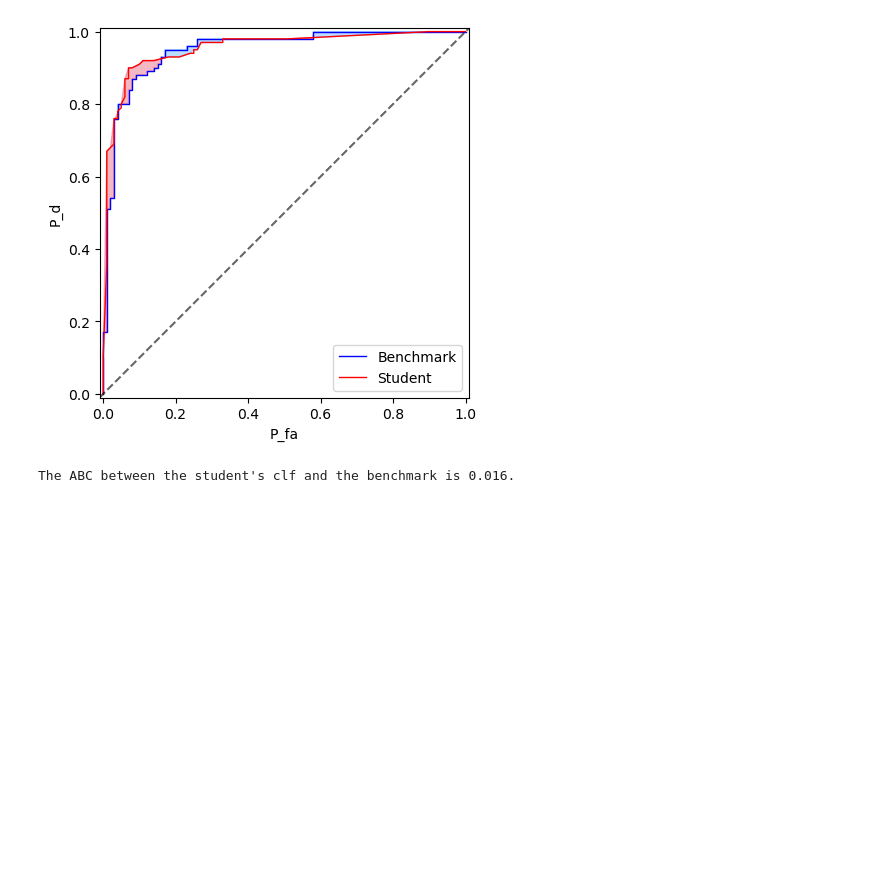
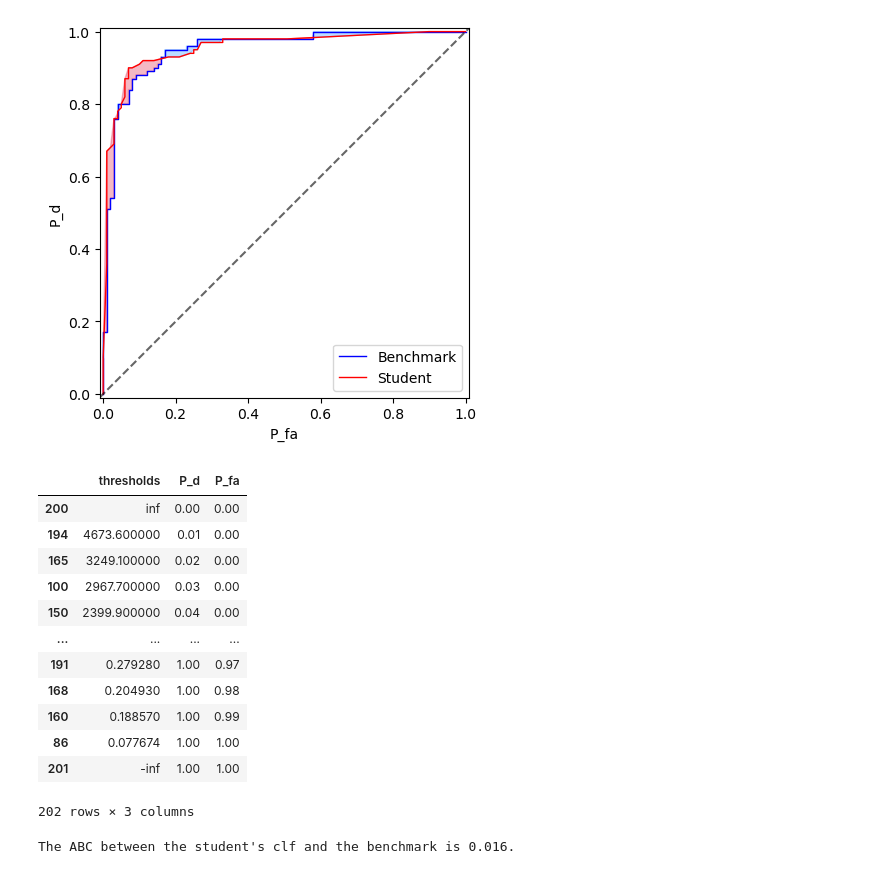
Before and after one commit to zs144/ml-course-auto-grader, a Jupyter notebook: code/ROC-grader/example_questions.ipynb, the cells around one changed output. Drawn from its saved outputs; the diff is of its cells as text; code cells hidden in the pictures; blank space fills up the shorter version.

```diff
--- a/code/ROC-grader/example_questions.ipynb
+++ b/code/ROC-grader/example_questions.ipynb
@@ -52,7 +52,7 @@ def get_decision_statistics(model, input_X):
 
 
 def get_ROC_data(thresholds, truth, decision_stats):
-    """Create a Pandas dataframe contains thresholds, P_d and P_fa.
+    """Create a Pandas dataframe with the columns of thresholds, P_d and P_fa.
 
     Parameters:
         - thresholds (pd.Series): a list of thresholds.
@@ -224,6 +243,22 @@ student_1_clf_ROC_data = get_ROC_data(thresholds, y_4, student_1_decision_stats)
 roc_curves_visual_cmp(correct_clf_ROC_data, student_1_clf_ROC_data)
 # %% [output]
 [figure]
+# %%
+correct_clf_ROC_data
+# %% [output]
+|  | thresholds | P_d | P_fa |
+| 200 | inf | 0.00 | 0.00 |
+| 194 | 4673.600000 | 0.01 | 0.00 |
+| 165 | 3249.100000 | 0.02 | 0.00 |
+| 100 | 2967.700000 | 0.03 | 0.00 |
+| 150 | 2399.900000 | 0.04 | 0.00 |
+| ... | ... | ... | ... |
+| 191 | 0.279280 | 1.00 | 0.97 |
+| 168 | 0.204930 | 1.00 | 0.98 |
+| 160 | 0.188570 | 1.00 | 0.99 |
+| 86 | 0.077674 | 1.00 | 1.00 |
+| 201 | -inf | 1.00 | 1.00 |
+202 rows × 3 columns
 # %%
 ABC = compute_ABC(correct_clf_ROC_data, student_1_clf_ROC_data)
 print(f"The ABC between the student's clf and the benchmark is {ABC:.3f}.")
```
Also changed, not shown: parts of 2 cells of this notebook.
